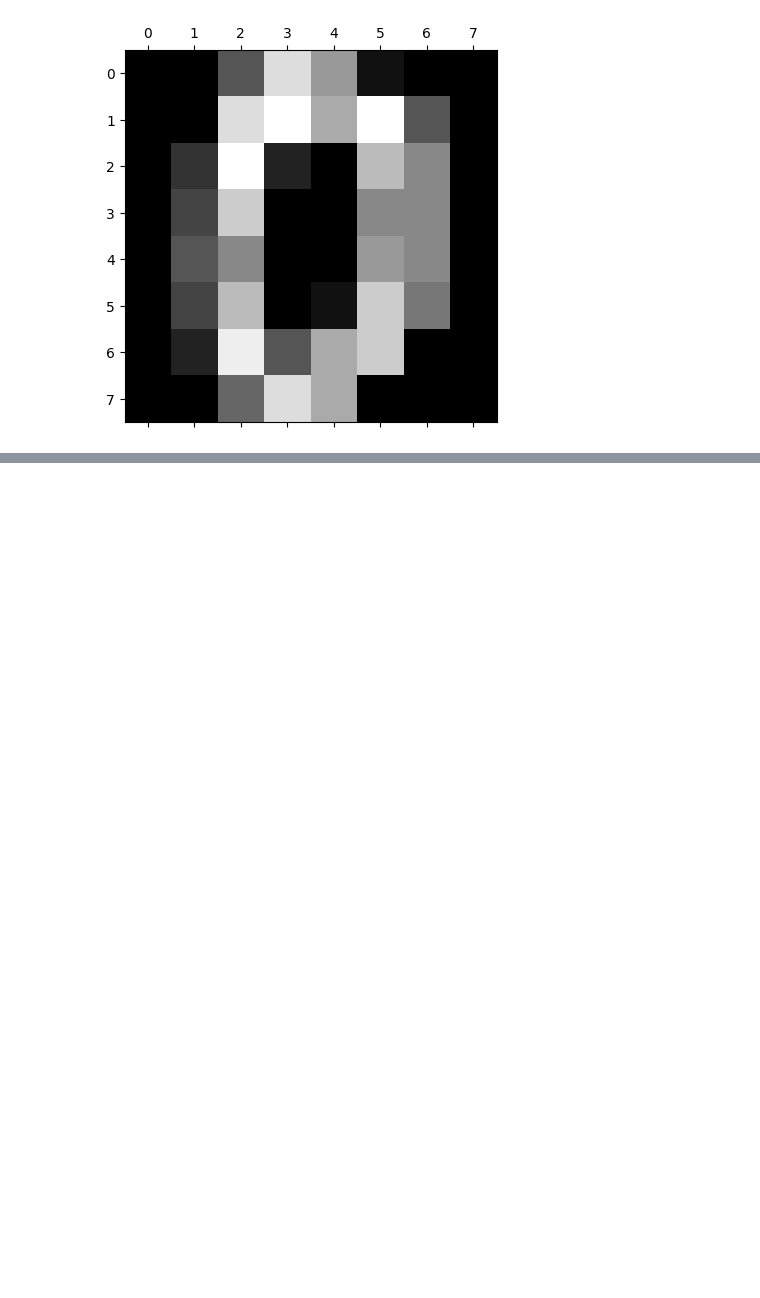
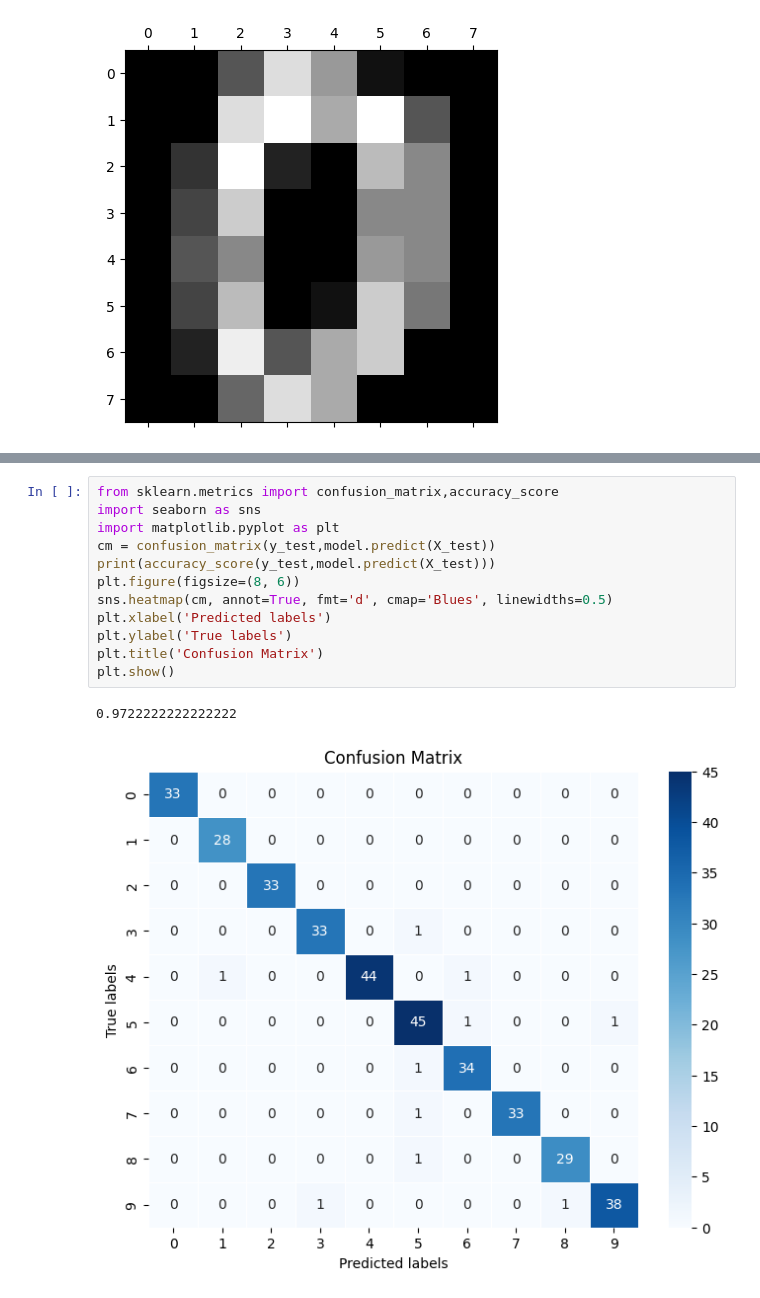
Before and after one commit to HarshAhalpara-001/Complete_MachineLearning, a Jupyter notebook: Supervise_Learning/Logistic_Classifiaction/Logistic_Classification.ipynb, the cells around one changed output, grey strips where cells are left out. Cells and saved outputs as stored; diff of their text form; blank space fills up the shorter version.

```diff
--- a/Supervise_Learning/Logistic_Classifiaction/Logistic_Classification.ipynb
+++ b/Supervise_Learning/Logistic_Classifiaction/Logistic_Classification.ipynb
@@ -30,0 +46,15 @@ model
+# %%
+from sklearn.metrics import confusion_matrix,accuracy_score
+import seaborn as sns
+import matplotlib.pyplot as plt
+cm = confusion_matrix(y_test,model.predict(X_test))
+print(accuracy_score(y_test,model.predict(X_test)))
+plt.figure(figsize=(8, 6))
+sns.heatmap(cm, annot=True, fmt='d', cmap='Blues', linewidths=0.5)
+plt.xlabel('Predicted labels')
+plt.ylabel('True labels')
+plt.title('Confusion Matrix')
+plt.show()
+# %% [output]
+0.9722222222222222
+[figure, added]
```
Also changed, not shown: parts of 5 cells of this notebook.
